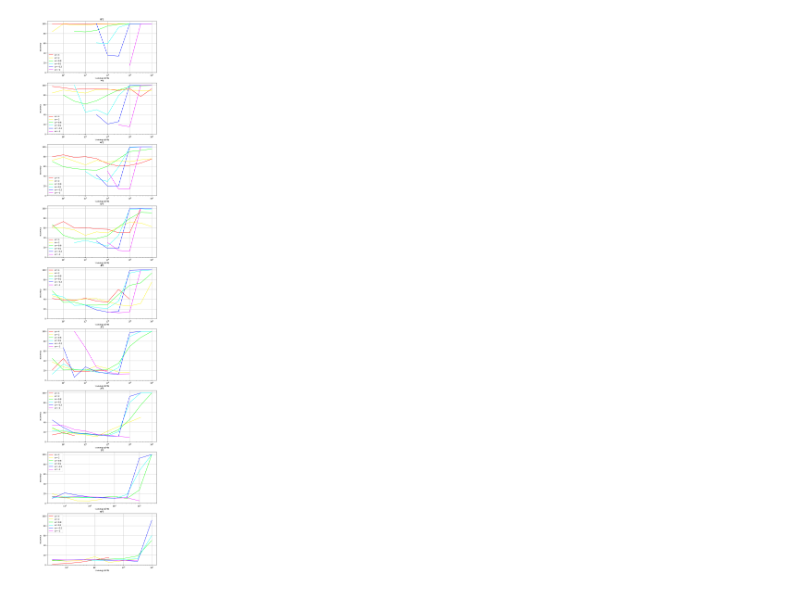
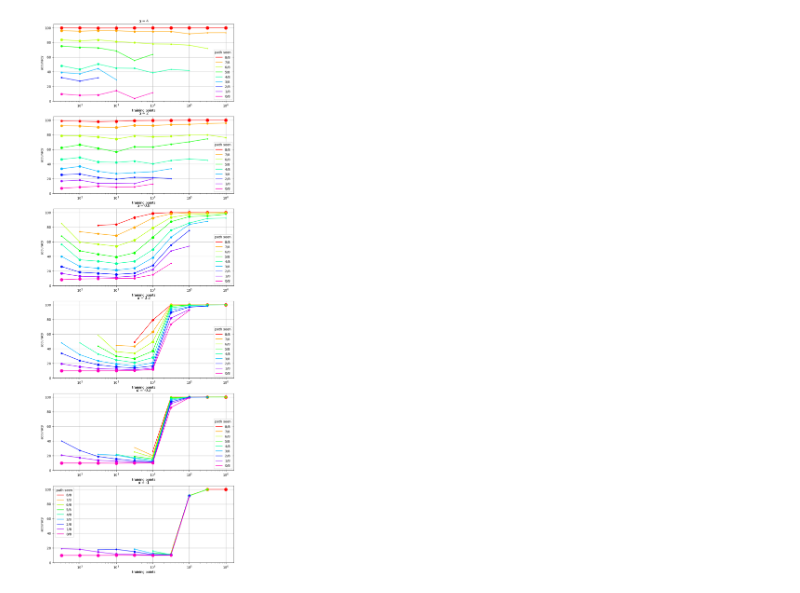
Before and after one commit to gusah1104/nonuniform_RHM, a Jupyter notebook: plots/Splitted_test_by_number_of_paths/L4/m10_v10_L4_s2.ipynb, the cells around one changed output. Saved outputs shown, nothing was run; the diff lists cells and outputs as text; code cells hidden in the pictures.

```diff
--- a/plots/Splitted_test_by_number_of_paths/L4/m10_v10_L4_s2.ipynb
+++ b/plots/Splitted_test_by_number_of_paths/L4/m10_v10_L4_s2.ipynb
@@ -512,19 +512,30 @@ m10_v10_L4_s2_trial10_test_size=torch.tensor([[[5.1974e+03, 1.8005e+03, 1.2360e+
 ptr_list=torch.tensor([3.1623e+01, 1.0000e+02, 3.1623e+02, 1.0000e+03, 3.1623e+03, 1.0000e+04,
         3.1623e+04, 1.0000e+05, 3.1623e+05, 1.0000e+06], dtype=torch.float64)
 # %%
-fig, axis = plt.subplots(9, 1, figsize=(10, 50))
+fig, axis = plt.subplots(6, 1, figsize=(10, 30))
 temperature_list = [4, 2, 0.8, 0.2, -0.2, -1]
+# title_list = ["4/4", "3/4", "2/4", "2/4 in same", "1/4", "0/4"]
 title_list = ["8/8", "7/8", "6/8", "5/8", "4/8", "3/8", "2/8", "1/8", "0/8"]
-for i in range(9):  #i is how much path you see
-    for j in range(6):  #j is how much temperature you see
-        data = m10_v10_L4_s2[j, :, i].numpy()
+for j in range(6):
+    for i in range(9):
+        data = m10_v10_L4_s2_trial10[j, :, i].numpy()
+        # data = m10_v10_L4_s2[j, :, i].numpy()
+        marker_size = np.log(m10_v10_L4_s2_trial10_test_size[j, :, i].numpy())
         non_zero_indices = np.where(data != 0)[0]
-        axis[i].semilogx(ptr_list[non_zero_indices], data[non_zero_indices], color=colormap(j/6), label=r"$\alpha=$"+f'{temperature_list[j]}')
-    axis[i].legend()
-    axis[i].set_ylim(0, 105)
-    axis[i].set_title(title_list[i])
-    axis[i].grid()
-    axis[i].set_xlabel("training points")
-    axis[i].set_ylabel("accuracy")
+        bigger_indices = np.where(m10_v10_L4_s2_trial10_test_size[j, :, i] > 5)[0]
+        non_zero_indices = np.intersect1d(non_zero_indices, bigger_indices)
+        axis[j].semilogx(ptr_list[non_zero_indices], data[non_zero_indices], color=colormap(i/9), label=title_list[i])
+        for idx in non_zero_indices:
+            axis[j].semilogx(ptr_list[idx], data[idx], color=colormap(i/9), markersize=marker_size[idx], marker='o')
+    axis[j].set_ylim(0, 105)
+    axis[j].set_title(r"$\alpha=$"+f"{temperature_list[j]}")
+    axis[j].grid()
+    axis[j].legend(title="path seen")
+    axis[j].set_xlabel("training points")
+    axis[j].set_ylabel("accuracy")
+    marker_sizes = [5, 4, 3, 2, 1]  # Marker sizes
+    corresponding_values = [100, 50, 30, 20, 10]
+    for size, value in zip(marker_sizes, corresponding_values):
+        axis[j].scatter([], [], s=size**2, label=f'{value}', alpha=0.5)  # Marker size is squared for better visibility
 # %% [output]
-[figure, old version]
+[figure, new version]
```
Also changed, not shown: parts of 1 cell of this notebook, 13 other files.
